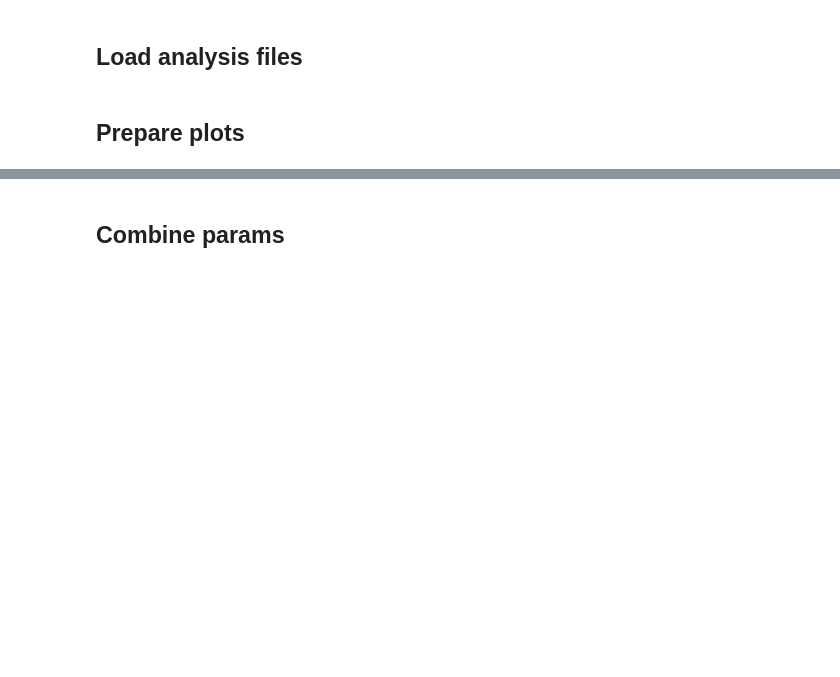
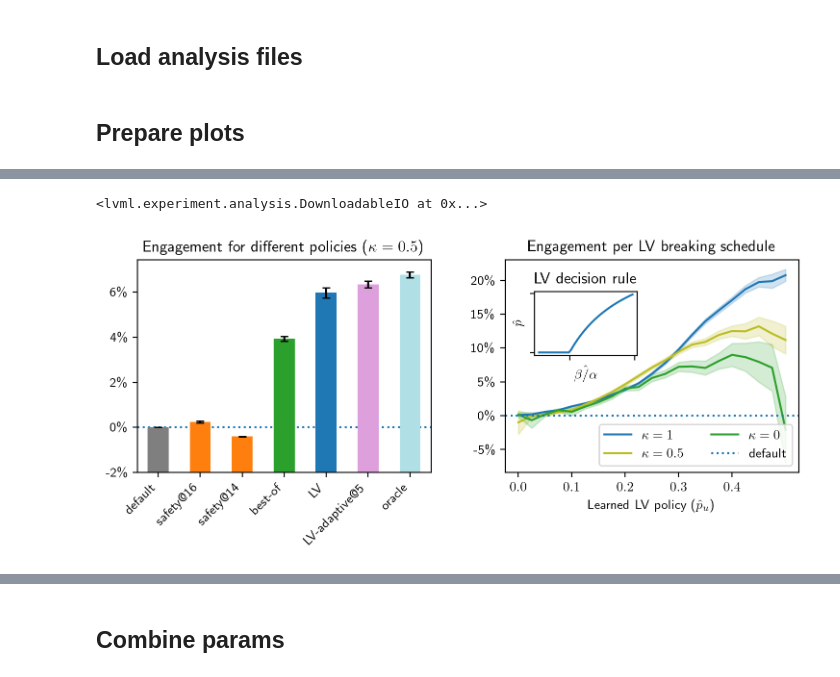
Before and after one commit to edensaig/suggest-breaks, a Jupyter notebook: experiment_analysis.ipynb, the cells around one changed output, grey strips where cells are left out. Cells and saved outputs as stored; diff of their text form; code cells hidden in the pictures; blank space fills up the shorter version.

```diff
--- a/experiment_analysis.ipynb
+++ b/experiment_analysis.ipynb
@@ -44,2 +35,20 @@ params_all = {
+# %%
+read_csvs = lambda basename: pd.concat([
+    pd.read_csv(f).assign(seed=get_seed(f))
+    for f in file_list(basename)
+])
+
+read_pickles = lambda basename: {
+    get_seed(f): pickle.load(open(f,'rb'))
+    for f in file_list(basename)
+}
+
+
+results_df_combined = read_csvs('results_df.csv.zip')
+optimizer_variations_results_df_combined = read_csvs('sensitivity_df.csv.zip')
+adaptive_results_df_combined = read_csvs('adaptive_results_df.csv.zip')
+true_ratings_results_df_combined = read_csvs('true_ratings_results_df.csv.zip')
+safety_res_all = read_pickles('safety.pkl')
+params_all = read_pickles('params.pkl')
 # %% [markdown]
 ## Prepare plots
@@ -290,0 +55,19 @@ fig.download('movielens_experiment.pdf')
+# %%
+selected_simulator = 'discrete'
+selected_kappa = 0.5
+selected_predictor = 'linear_regression'
+selected_safety_threshold_high = 16
+selected_safety_threshold_low = 14
+selected_T0 = 5.0
+
+confidence_interval_alpha = 0.05
+
+myopic_means = (
+    results_df_combined
+    .query('simulator=="discrete" and policy=="myopic" and predictor=="linear_regression" and kappa==@selected_kappa')
+    .groupby('seed')
+    ['rate']
+    .mean()
+)
+
+confidence_interval = lambda s: sm.stats.DescrStatsW(s).tconfint_mean(confidence_interval_alpha)
@@ -290,0 +380,8 @@ fig.download('movielens_experiment.pdf')
+# %%
+fig,axs=create_fig(1,2,figsize=(7.5,3.5))
+plot_barplot_comparison(axs[0])
+plot_selected_policies(axs[1])
+fig.download(f'poster_{dataset}_experiment.pdf')
+# %% [output]
+<lvml.experiment.analysis.DownloadableIO at 0x...>
+[figure, added]
```
Also changed, not shown: parts of 12 cells of this notebook, 11 other files.
